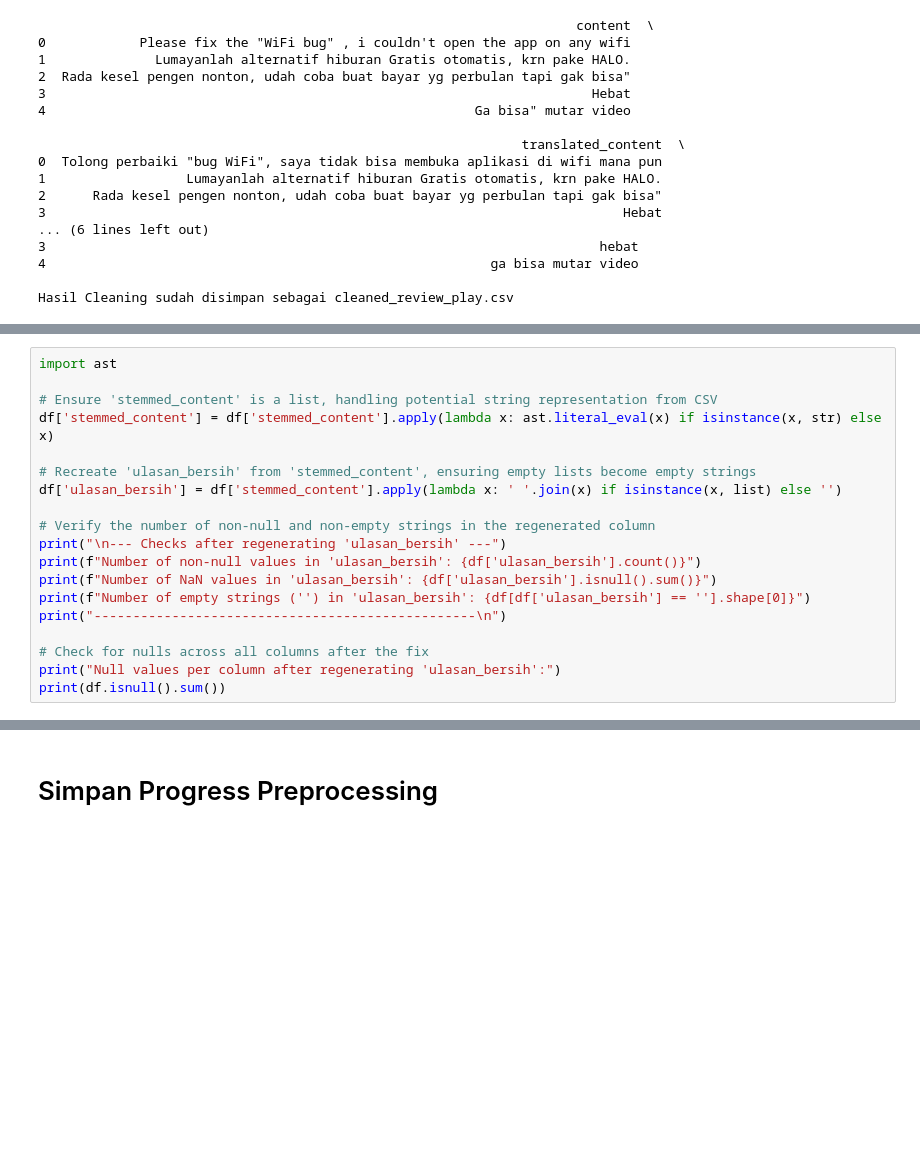
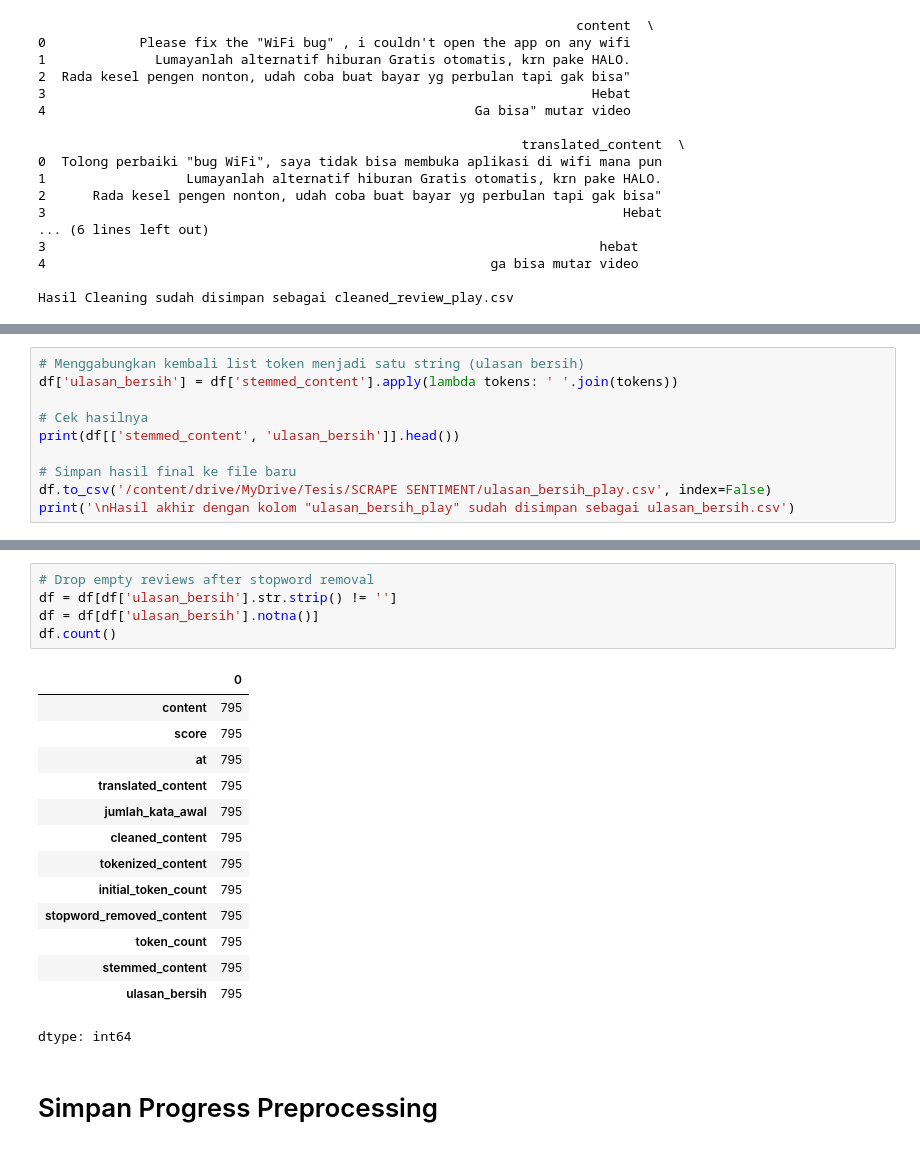
Before and after one commit to yenatariys/hasil-tesis, a Jupyter notebook: notebooks/playstore/Tesis-Playstore-FIX.ipynb, the cells around one changed output, grey strips where cells are left out. Cells and saved outputs as stored; diff of their text form; blank space fills up the shorter version.

```diff
--- a/notebooks/playstore/Tesis-Playstore-FIX.ipynb
+++ b/notebooks/playstore/Tesis-Playstore-FIX.ipynb
@@ -539,19 +480,0 @@ dtype: int64
-# %%
-import ast
-
-# Ensure 'stemmed_content' is a list, handling potential string representation from CSV
-df['stemmed_content'] = df['stemmed_content'].apply(lambda x: ast.literal_eval(x) if isinstance(x, str) else x)
-
-# Recreate 'ulasan_bersih' from 'stemmed_content', ensuring empty lists become empty strings
-df['ulasan_bersih'] = df['stemmed_content'].apply(lambda x: ' '.join(x) if isinstance(x, list) else '')
-
-# Verify the number of non-null and non-empty strings in the regenerated column
-print("\n--- Checks after regenerating 'ulasan_bersih' ---")
-print(f"Number of non-null values in 'ulasan_bersih': {df['ulasan_bersih'].count()}")
-print(f"Number of NaN values in 'ulasan_bersih': {df['ulasan_bersih'].isnull().sum()}")
-print(f"Number of empty strings ('') in 'ulasan_bersih': {df[df['ulasan_bersih'] == ''].shape[0]}")
-print("-------------------------------------------------\n")
-
-# Check for nulls across all columns after the fix
-print("Null values per column after regenerating 'ulasan_bersih':")
-print(df.isnull().sum())
@@ -578,0 +481,10 @@ dtype: int64
+# %%
+# Menggabungkan kembali list token menjadi satu string (ulasan bersih)
+df['ulasan_bersih'] = df['stemmed_content'].apply(lambda tokens: ' '.join(tokens))
+
+# Cek hasilnya
+print(df[['stemmed_content', 'ulasan_bersih']].head())
+
+# Simpan hasil final ke file baru
+df.to_csv('/content/drive/MyDrive/Tesis/SCRAPE SENTIMENT/ulasan_bersih_play.csv', index=False)
+print('\nHasil akhir dengan kolom "ulasan_bersih_play" sudah disimpan sebagai ulasan_bersih.csv')
@@ -579,3 +507,23 @@ dtype: int64
+# %%
+# Drop empty reviews after stopword removal
+df = df[df['ulasan_bersih'].str.strip() != '']
+df = df[df['ulasan_bersih'].notna()]
+df.count()
+# %% [output]
+|  | 0 |
+| content | 795 |
+| score | 795 |
+| at | 795 |
+| translated_content | 795 |
+| jumlah_kata_awal | 795 |
+| cleaned_content | 795 |
+| tokenized_content | 795 |
+| initial_token_count | 795 |
+| stopword_removed_content | 795 |
+| token_count | 795 |
+| stemmed_content | 795 |
+| ulasan_bersih | 795 |
+dtype: int64
 # %% [markdown]
 # Simpan Progress Preprocessing
 # %%
```
Also changed, not shown: parts of 33 cells of this notebook, 27 other files.
